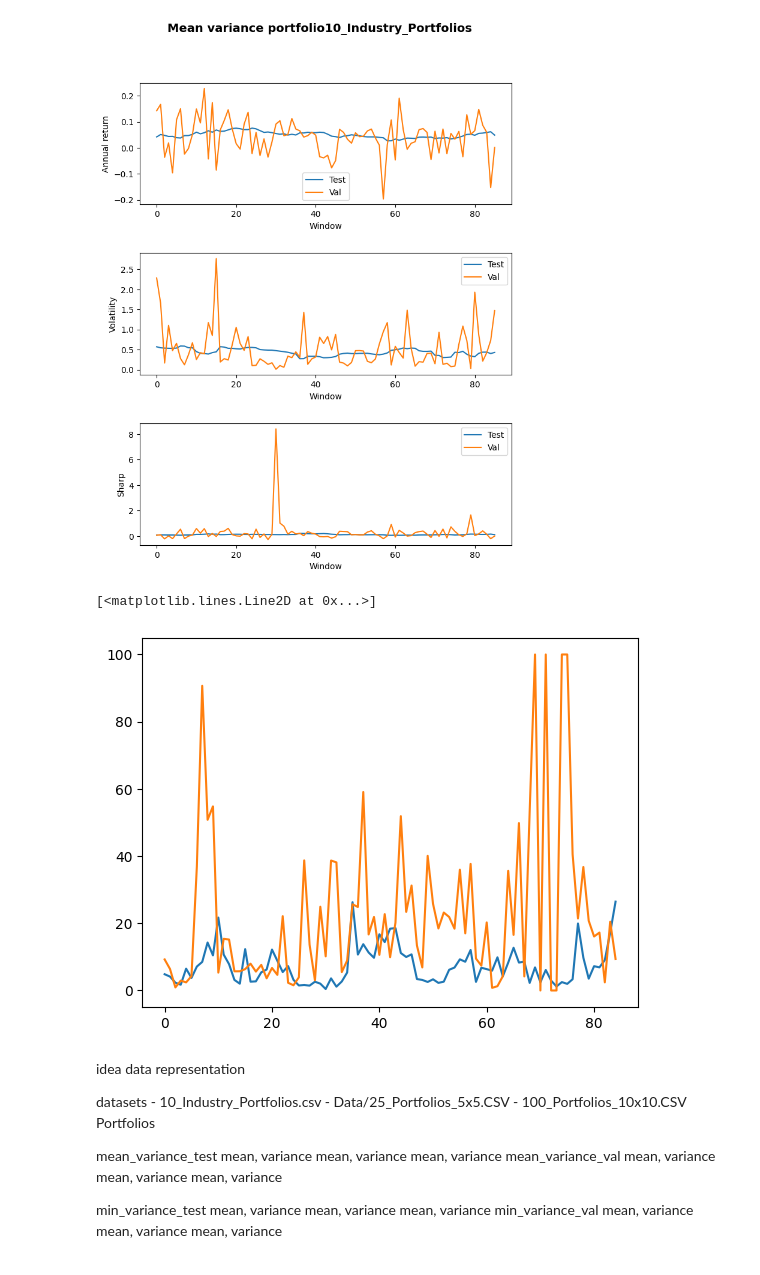
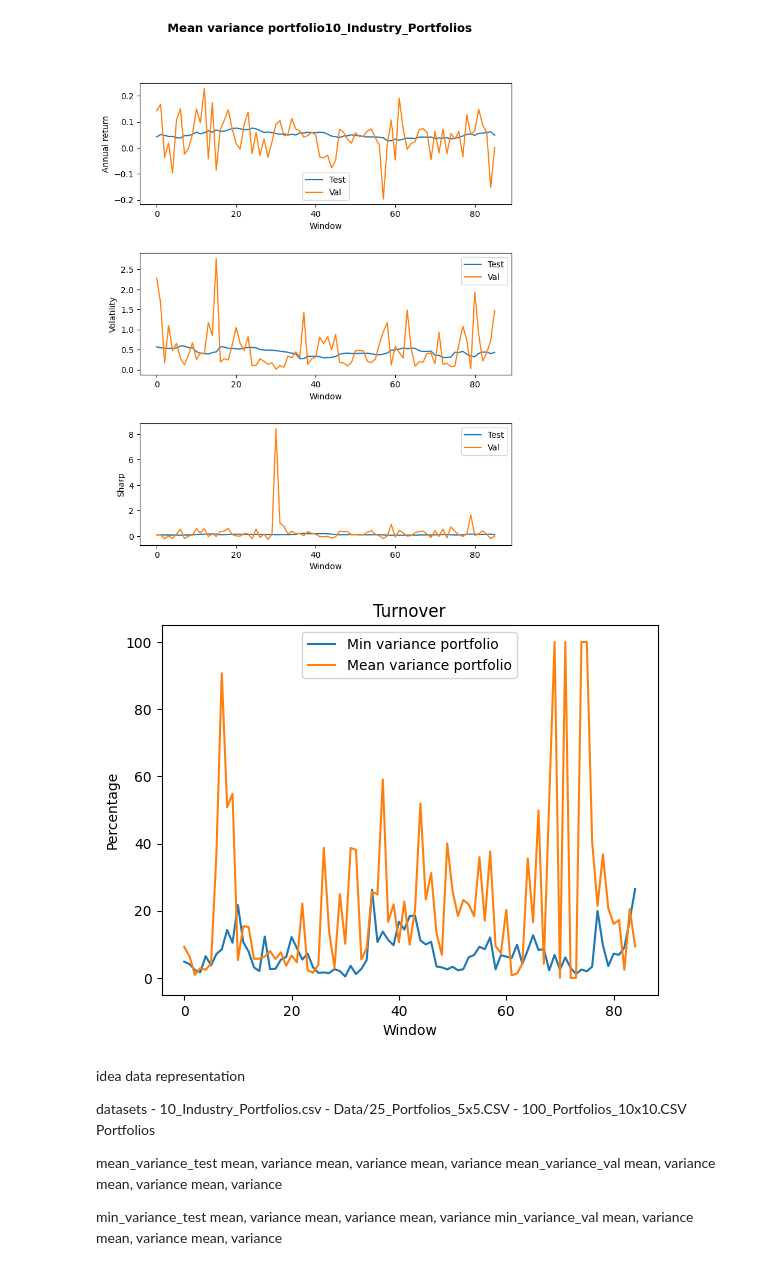
Before and after one commit to ohlstre1/Big-Data-in-Finance, a Jupyter notebook: source.ipynb, the cells around one changed output. Cells and saved outputs as stored; diff of their text form; code cells hidden in the pictures.

Commit message:
add turnover

```diff
--- a/source.ipynb
+++ b/source.ipynb
@@ -99,6 +99,15 @@ def plot_perforamce(data_test, data_val, title=""):
     plt.savefig("Pictures/" + title)
     plt.subplots_adjust(hspace=0.4)
     plt.show()
+
+def plot_turnover(data_1, data_2, names ):
+    plt.plot(turnover(data_1))
+    plt.plot(turnover(data_2))
+    plt.legend(names)
+    plt.xlabel("Window")
+    plt.ylabel("Percentage")
+    plt.title("Turnover")
+    plt.show()
 # %%
 ## tests
 
@@ -220,12 +229,10 @@ DONE: Read and cleaned data from path:  Data/10_Industry_Portfolios.csv
 # %%
 # for i in range(len(min)):
     # print("-test-",sum(abs(min[i+1]-min[i]))/2*100)
-
-plt.plot(turnover(min))
-plt.plot(turnover(mean))
+names = ["Min variance portfolio","Mean variance portfolio" ]
+plot_turnover(min, mean, names)
 # %% [output]
-[<matplotlib.lines.Line2D at 0x...>]
-[figure, old version]
+[figure, new version]
 # %% [markdown]
 idea data representation
 
```
